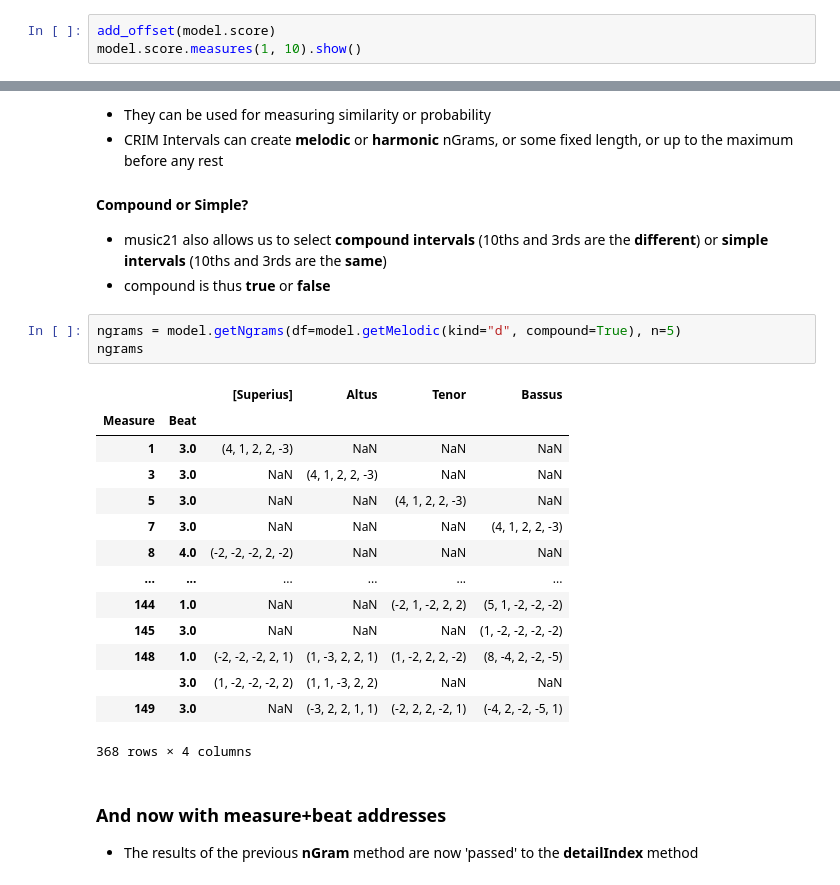
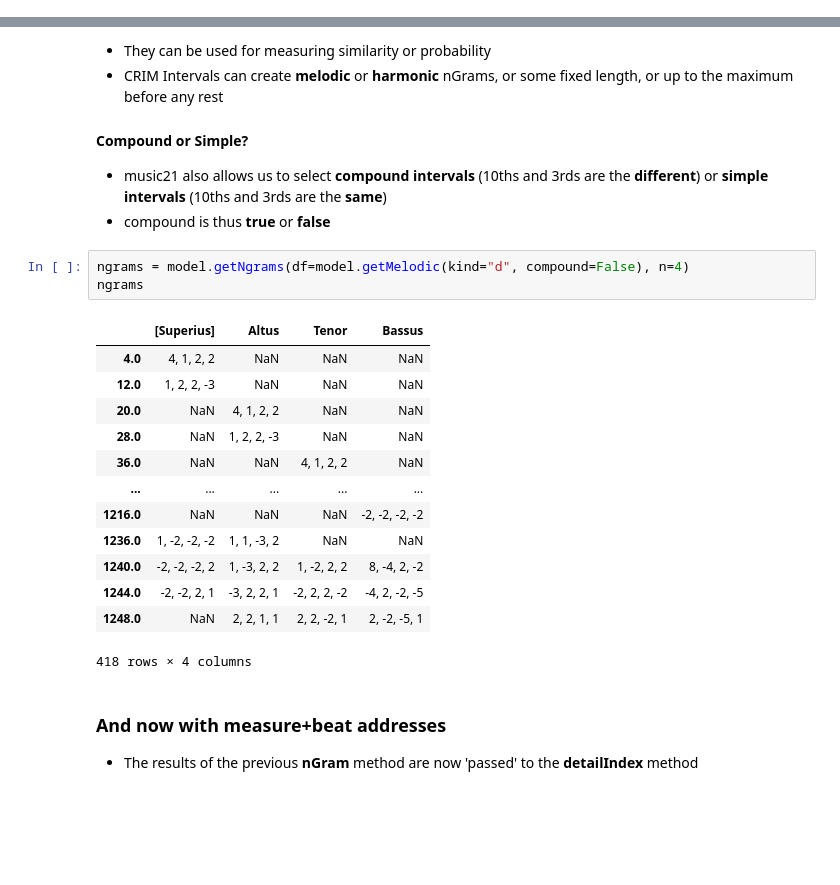
Before and after one commit to nalves599/CRIM_Public_Notebooks, a Jupyter notebook: CRIM_LIsbon_1.ipynb, the cells around one changed output, grey strips where cells are left out. Cells and saved outputs as stored; diff of their text form; blank space fills up the shorter version.

```diff
--- a/CRIM_LIsbon_1.ipynb
+++ b/CRIM_LIsbon_1.ipynb
@@ -38,3 +39,0 @@ model.score.metadata.title
-# %%
-add_offset(model.score)
-model.score.measures(1, 10).show()
@@ -131,23 +126,22 @@ model_melodic
 *  music21 also allows us to select **compound intervals** (10ths and 3rds are the **different**) or **simple intervals** (10ths and 3rds are the **same**)
 * compound is thus **true** or **false**
 # %%
-ngrams = model.getNgrams(df=model.getMelodic(kind="d", compound=True), n=5)
+ngrams = model.getNgrams(df=model.getMelodic(kind="d", compound=False), n=4)
 ngrams
 # %% [output]
-|  |  | [Superius] | Altus | Tenor | Bassus |
-| Measure | Beat |  |  |  |  |
-| 1 | 3.0 | (4, 1, 2, 2, -3) | NaN | NaN | NaN |
-| 3 | 3.0 | NaN | (4, 1, 2, 2, -3) | NaN | NaN |
-| 5 | 3.0 | NaN | NaN | (4, 1, 2, 2, -3) | NaN |
-| 7 | 3.0 | NaN | NaN | NaN | (4, 1, 2, 2, -3) |
-| 8 | 4.0 | (-2, -2, -2, 2, -2) | NaN | NaN | NaN |
-| ... | ... | ... | ... | ... | ... |
-| 144 | 1.0 | NaN | NaN | (-2, 1, -2, 2, 2) | (5, 1, -2, -2, -2) |
-| 145 | 3.0 | NaN | NaN | NaN | (1, -2, -2, -2, -2) |
-| 148 | 1.0 | (-2, -2, -2, 2, 1) | (1, -3, 2, 2, 1) | (1, -2, 2, 2, -2) | (8, -4, 2, -2, -5) |
-|  | 3.0 | (1, -2, -2, -2, 2) | (1, 1, -3, 2, 2) | NaN | NaN |
-| 149 | 3.0 | NaN | (-3, 2, 2, 1, 1) | (-2, 2, 2, -2, 1) | (-4, 2, -2, -5, 1) |
+|  | [Superius] | Altus | Tenor | Bassus |
+| 4.0 | 4, 1, 2, 2 | NaN | NaN | NaN |
+| 12.0 | 1, 2, 2, -3 | NaN | NaN | NaN |
+| 20.0 | NaN | 4, 1, 2, 2 | NaN | NaN |
+| 28.0 | NaN | 1, 2, 2, -3 | NaN | NaN |
+| 36.0 | NaN | NaN | 4, 1, 2, 2 | NaN |
+| ... | ... | ... | ... | ... |
+| 1216.0 | NaN | NaN | NaN | -2, -2, -2, -2 |
+| 1236.0 | 1, -2, -2, -2 | 1, 1, -3, 2 | NaN | NaN |
+| 1240.0 | -2, -2, -2, 2 | 1, -3, 2, 2 | 1, -2, 2, 2 | 8, -4, 2, -2 |
+| 1244.0 | -2, -2, 2, 1 | -3, 2, 2, 1 | -2, 2, 2, -2 | -4, 2, -2, -5 |
+| 1248.0 | NaN | 2, 2, 1, 1 | 2, 2, -2, 1 | 2, -2, -5, 1 |
-368 rows × 4 columns
+418 rows × 4 columns
 # %% [markdown]
 ### And now with measure+beat addresses
 
```
Also changed, not shown: parts of 54 cells of this notebook, 4 other files.
